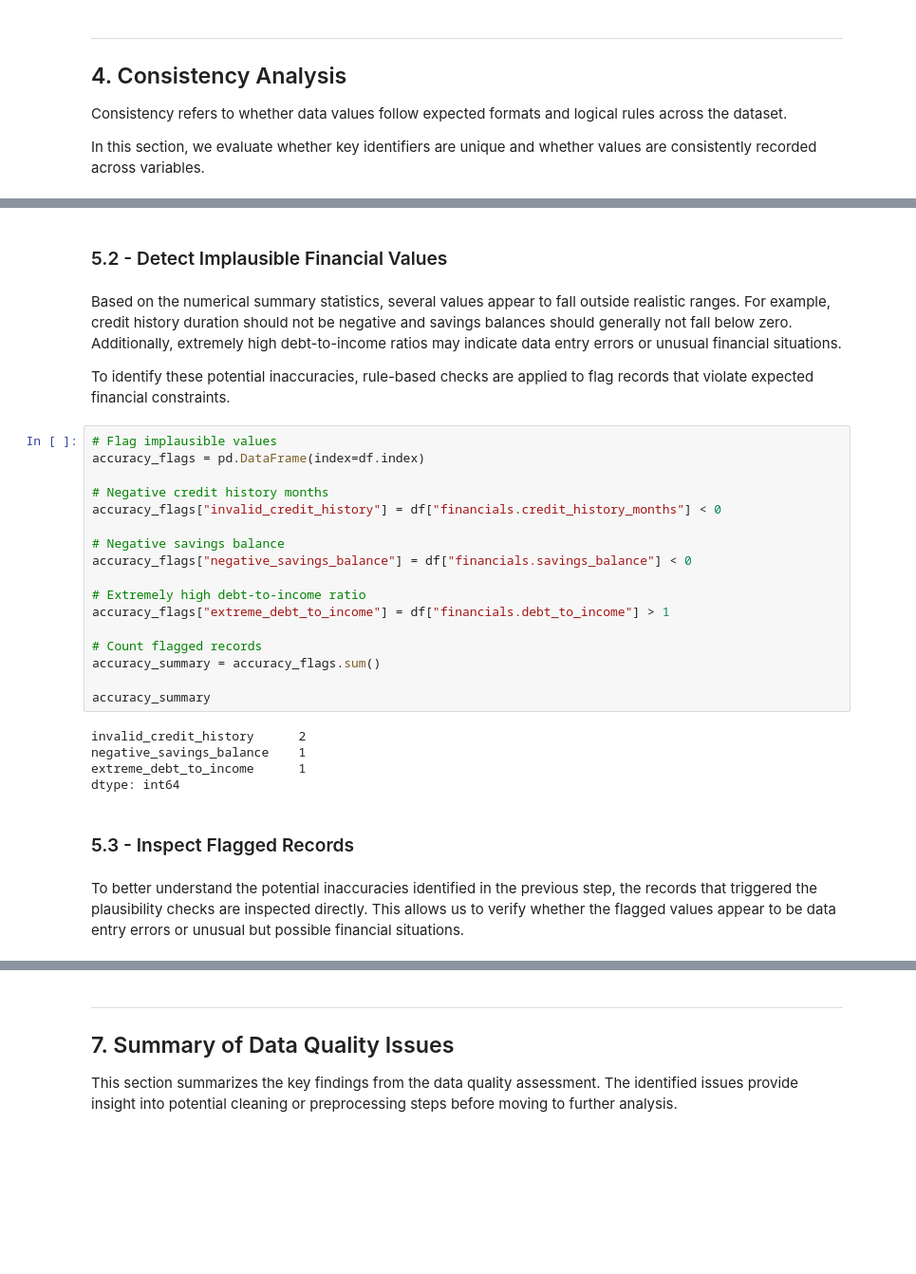
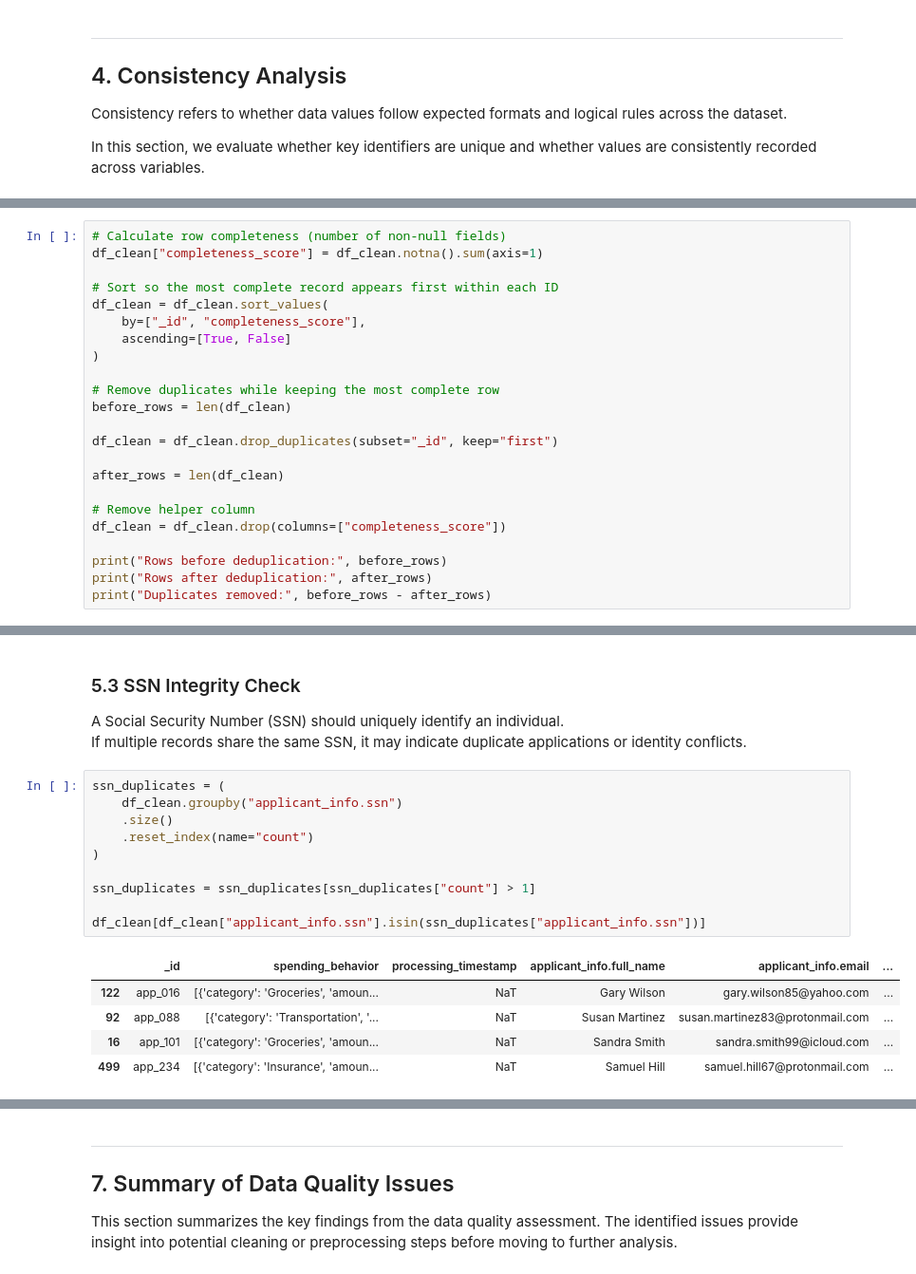
Before and after one commit to winifred-ojinere/dego-project-team5, a Jupyter notebook: notebooks/01-data-quality.ipynb, the cells around one changed output, grey strips where cells are left out. Shown at 95% size. Saved outputs shown, nothing was run; the diff lists cells and outputs as text; blank space fills up the shorter version.

```diff
--- a/notebooks/01-data-quality.ipynb
+++ b/notebooks/01-data-quality.ipynb
@@ -286,0 +618,23 @@ df[numeric_columns].describe()
+# %%
+# Calculate row completeness (number of non-null fields)
+df_clean["completeness_score"] = df_clean.notna().sum(axis=1)
+
+# Sort so the most complete record appears first within each ID
+df_clean = df_clean.sort_values(
+    by=["_id", "completeness_score"],
+    ascending=[True, False]
+)
+
+# Remove duplicates while keeping the most complete row
+before_rows = len(df_clean)
+
+df_clean = df_clean.drop_duplicates(subset="_id", keep="first")
+
+after_rows = len(df_clean)
+
+# Remove helper column
+df_clean = df_clean.drop(columns=["completeness_score"])
+
+print("Rows before deduplication:", before_rows)
+print("Rows after deduplication:", after_rows)
+print("Duplicates removed:", before_rows - after_rows)
@@ -287,32 +655,21 @@ df[numeric_columns].describe()
 # %% [markdown]
-### 5.2 - Detect Implausible Financial Values
+### 5.3 SSN Integrity Check
+
+A Social Security Number (SSN) should uniquely identify an individual.
+If multiple records share the same SSN, it may indicate duplicate applications or identity conflicts.
-# %% [markdown]
-Based on the numerical summary statistics, several values appear to fall outside realistic ranges. For example, credit history duration should not be negative and savings balances should generally not fall below zero. Additionally, extremely high debt-to-income ratios may indicate data entry errors or unusual financial situations.
-
-To identify these potential inaccuracies, rule-based checks are applied to flag records that violate expected financial constraints.
 # %%
-# Flag implausible values
-accuracy_flags = pd.DataFrame(index=df.index)
+ssn_duplicates = (
+    df_clean.groupby("applicant_info.ssn")
+    .size()
+    .reset_index(name="count")
+)
 
-# Negative credit history months
-accuracy_flags["invalid_credit_history"] = df["financials.credit_history_months"] < 0
+ssn_duplicates = ssn_duplicates[ssn_duplicates["count"] > 1]
 
-# Negative savings balance
-accuracy_flags["negative_savings_balance"] = df["financials.savings_balance"] < 0
-
-# Extremely high debt-to-income ratio
-accuracy_flags["extreme_debt_to_income"] = df["financials.debt_to_income"] > 1
-
-# Count flagged records
-accuracy_summary = accuracy_flags.sum()
-
-accuracy_summary
+df_clean[df_clean["applicant_info.ssn"].isin(ssn_duplicates["applicant_info.ssn"])]
 # %% [output]
-invalid_credit_history      2
-negative_savings_balance    1
-extreme_debt_to_income      1
-dtype: int64
+|  | _id | spending_behavior | processing_timestamp | applicant_info.full_name | applicant_info.email | ... |
+| 122 | app_016 | [{'category': 'Groceries', 'amoun... | NaT | Gary Wilson | gary.wilson85@yahoo.com | ... |
+| 92 | app_088 | [{'category': 'Transportation', '... | NaT | Susan Martinez | susan.martinez83@protonmail.com | ... |
+| 16 | app_101 | [{'category': 'Groceries', 'amoun... | NaT | Sandra Smith | sandra.smith99@icloud.com | ... |
+| 499 | app_234 | [{'category': 'Insurance', 'amoun... | NaT | Samuel Hill | samuel.hill67@protonmail.com | ... |
-# %% [markdown]
-### 5.3 - Inspect Flagged Records
-# %% [markdown]
-To better understand the potential inaccuracies identified in the previous step, the records that triggered the plausibility checks are inspected directly. This allows us to verify whether the flagged values appear to be data entry errors or unusual but possible financial situations.
```
Also changed, not shown: parts of 80 cells of this notebook.
